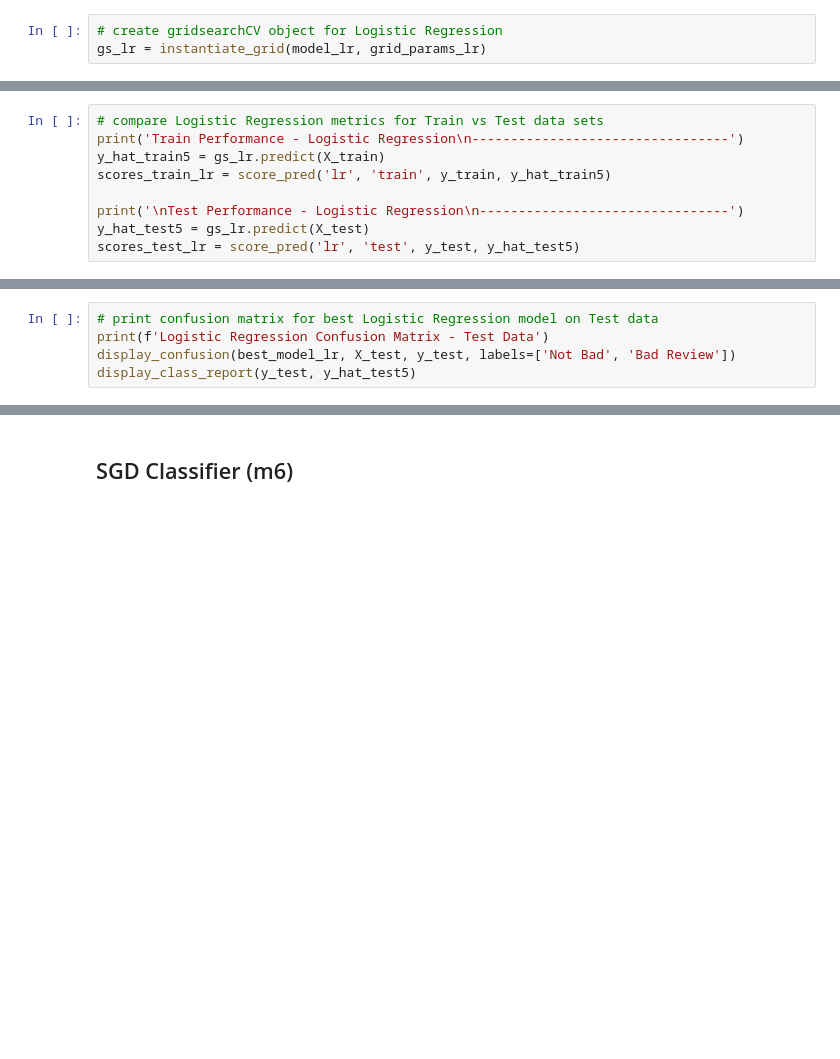
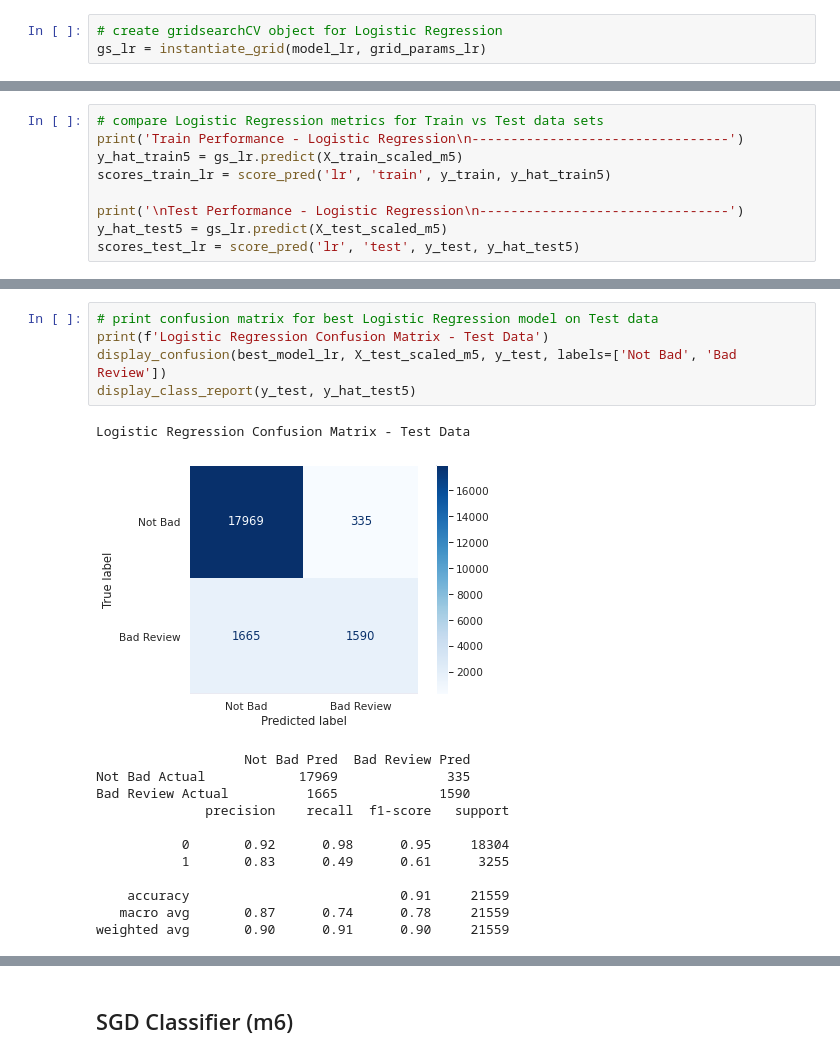
Before and after one commit to cutterback/p05-olist-customer-rating-prediction, a Jupyter notebook: Olist_Customer_Rating_Model.ipynb, the cells around one changed output, grey strips where cells are left out. Drawn from its saved outputs; the diff is of its cells as text; blank space fills up the shorter version.

```diff
--- a/Olist_Customer_Rating_Model.ipynb
+++ b/Olist_Customer_Rating_Model.ipynb
@@ -1579,9 +1589,9 @@ cv_results_metrics5 = show_grid_metrics(cv_results5, 'mean_test_precision', top_
 # %%
 # compare Logistic Regression metrics for Train vs Test data sets
 print('Train Performance - Logistic Regression\n---------------------------------')
-y_hat_train5 = gs_lr.predict(X_train)
+y_hat_train5 = gs_lr.predict(X_train_scaled_m5)
 scores_train_lr = score_pred('lr', 'train', y_train, y_hat_train5)
 
 print('\nTest Performance - Logistic Regression\n--------------------------------')
-y_hat_test5 = gs_lr.predict(X_test)
+y_hat_test5 = gs_lr.predict(X_test_scaled_m5)
 scores_test_lr = score_pred('lr', 'test', y_test, y_hat_test5)
@@ -1588,7 +1606,21 @@ scores_test_lr = score_pred('lr', 'test', y_test, y_hat_test5)
 # %%
 # print confusion matrix for best Logistic Regression model on Test data
 print(f'Logistic Regression Confusion Matrix - Test Data')
-display_confusion(best_model_lr, X_test, y_test, labels=['Not Bad', 'Bad Review'])
+display_confusion(best_model_lr, X_test_scaled_m5, y_test, labels=['Not Bad', 'Bad Review'])
 display_class_report(y_test, y_hat_test5)
+# %% [output]
+Logistic Regression Confusion Matrix - Test Data
+[figure, added]
+                   Not Bad Pred  Bad Review Pred
+Not Bad Actual            17969              335
+Bad Review Actual          1665             1590
+              precision    recall  f1-score   support
+
+           0       0.92      0.98      0.95     18304
+           1       0.83      0.49      0.61      3255
+
+    accuracy                           0.91     21559
+   macro avg       0.87      0.74      0.78     21559
+weighted avg       0.90      0.91      0.90     21559
 # %%
 # generate Logistic Regression predict probabilities; store precision-recall curve values
```
Also changed, not shown: parts of 20 cells of this notebook.
